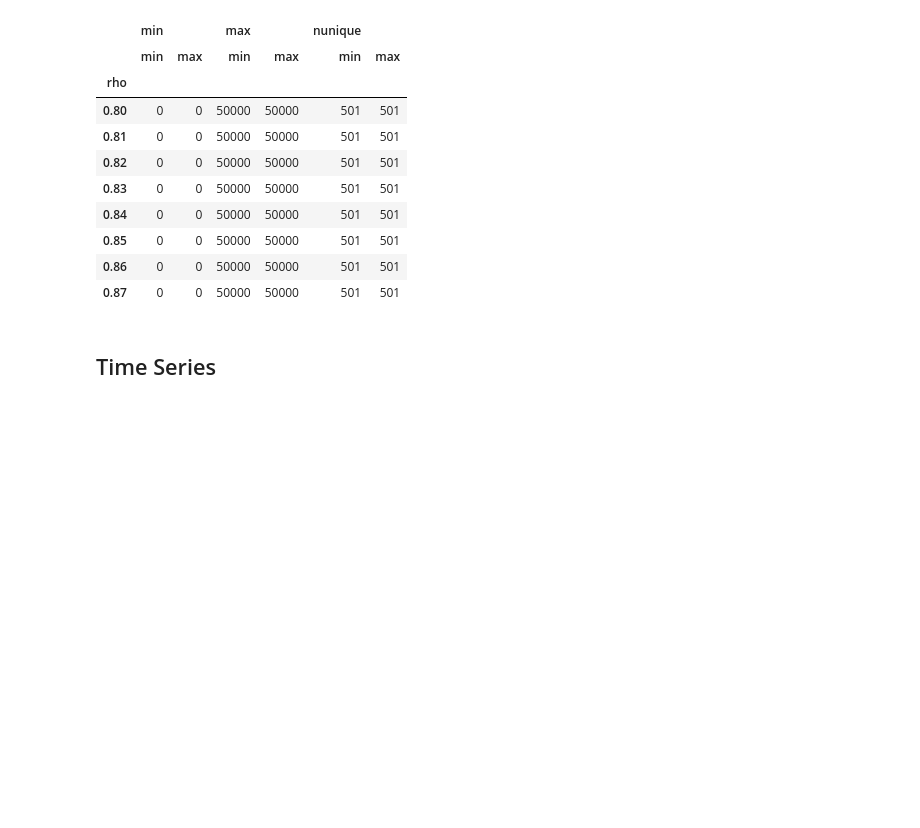
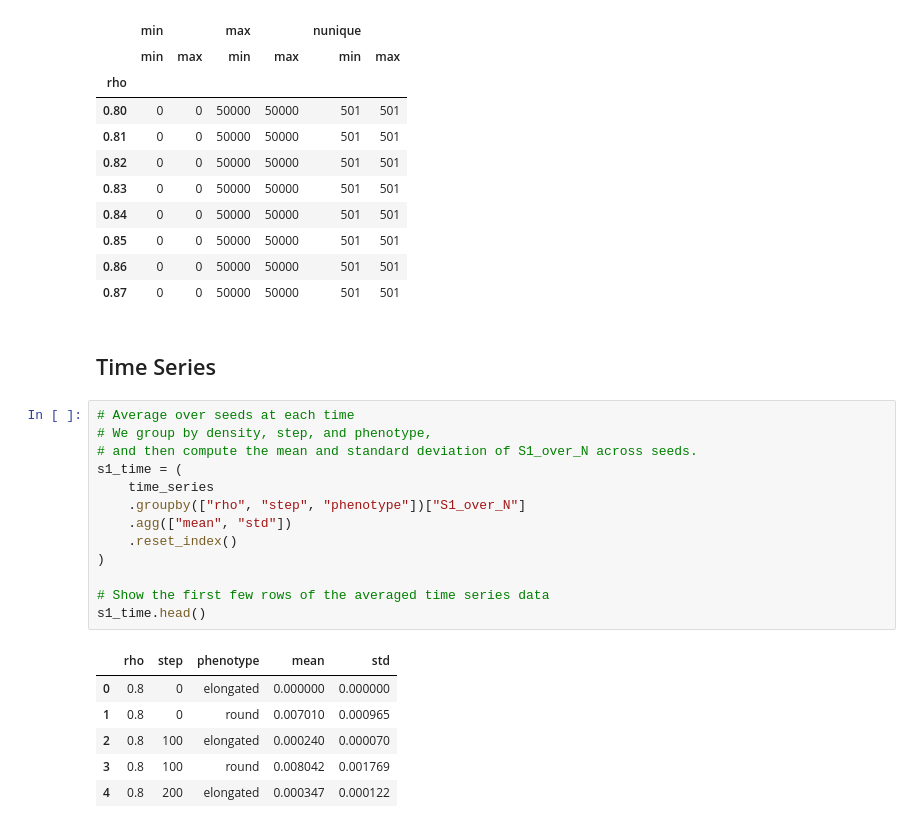
Before and after one commit to gonzaloangaut/oncostreams_analysis_triangular, a Jupyter notebook: clusters_analysis.ipynb, the cells around one changed output. Saved outputs shown, nothing was run; the diff lists cells and outputs as text; blank space fills up the shorter version.

```diff
--- a/clusters_analysis.ipynb
+++ b/clusters_analysis.ipynb
@@ -113,3 +114,23 @@ display(
 | 0.87 | 0 | 0 | 50000 | 50000 | 501 | 501 |
 # %% [markdown]
 ## Time Series
+# %%
+# Average over seeds at each time
+# We group by density, step, and phenotype,
+# and then compute the mean and standard deviation of S1_over_N across seeds.
+s1_time = (
+    time_series
+    .groupby(["rho", "step", "phenotype"])["S1_over_N"]
+    .agg(["mean", "std"])
+    .reset_index()
+)
+
+# Show the first few rows of the averaged time series data
+s1_time.head()
+# %% [output]
+|  | rho | step | phenotype | mean | std |
+| 0 | 0.8 | 0 | elongated | 0.000000 | 0.000000 |
+| 1 | 0.8 | 0 | round | 0.007010 | 0.000965 |
+| 2 | 0.8 | 100 | elongated | 0.000240 | 0.000070 |
+| 3 | 0.8 | 100 | round | 0.008042 | 0.001769 |
+| 4 | 0.8 | 200 | elongated | 0.000347 | 0.000122 |
```
Also changed, not shown: parts of 5 cells of this notebook, 3 other files.
